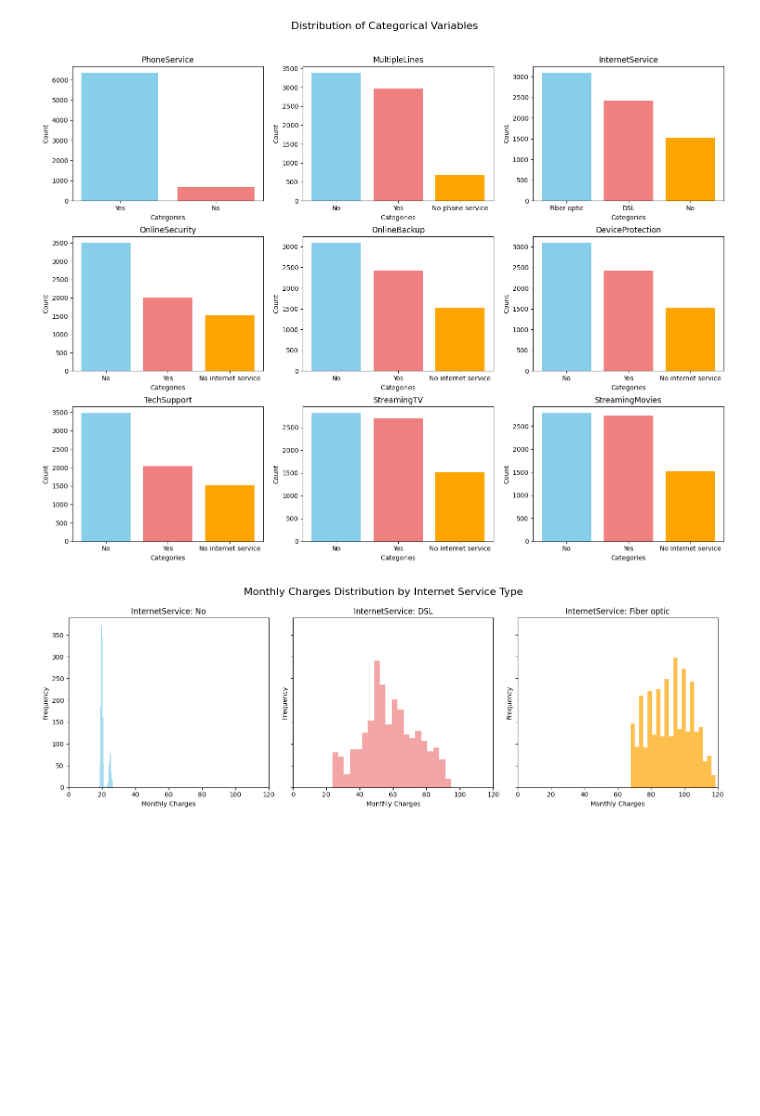
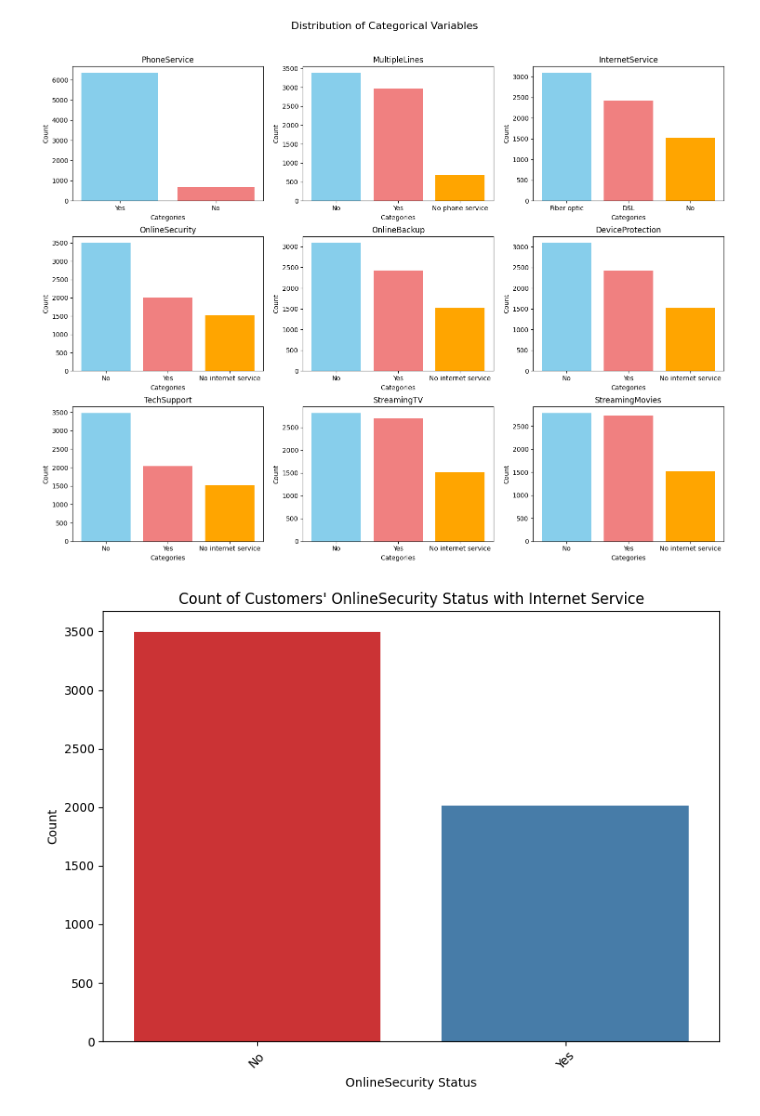
Before and after one commit to emonteiro27/customer_churn, a Jupyter notebook: customer_churn.ipynb, the cells around one changed output. Drawn from its saved outputs; the diff is of its cells as text; code cells hidden in the pictures; blank space fills up the shorter version.

Commit message:
Plotted the distribution of Customers OnlineSecurity status with Internet Service

```diff
--- a/customer_churn.ipynb
+++ b/customer_churn.ipynb
@@ -507,25 +507,18 @@ plt.subplots_adjust(top=0.9)
 plt.show()
 # %% [output]
 [figure]
-# %%
-colors = ['skyblue', 'lightcoral', 'orange']
-
-fig, axes = plt.subplots(nrows=1, ncols=3, figsize=(15, 5), sharey=True)
-fig.suptitle('Monthly Charges Distribution by Internet Service Type', fontsize=16)
-
-axes = axes.flatten()
-
-internet_services = ['No', 'DSL', 'Fiber optic']
-
-for service, ax, color in zip(internet_services, axes, colors):
-    ax.hist(df[df['InternetService'] == service]['MonthlyCharges'], bins=20, color=color, alpha=0.7)
-    ax.set_title(f'InternetService: {service}')
-    ax.set_xlabel('Monthly Charges')
-    ax.set_ylabel('Frequency')
-    ax.set_xlim(0, 120)
-
-plt.tight_layout()
-plt.subplots_adjust(top=0.85)
-plt.show()
-# %% [output]
-[figure, removed]
+# %%
+internet_customers = df[df['InternetService'] != 'No']
+
+plt.figure(figsize=(8, 6))
+sns.countplot(data=internet_customers, x='OnlineSecurity', palette='Set1')
+plt.title("Count of Customers' OnlineSecurity Status with Internet Service")
+plt.xlabel('OnlineSecurity Status')
+plt.ylabel('Count')
+plt.xticks(rotation=45)
+plt.tight_layout()
+
+# Show the plot
+plt.show()
+# %% [output]
+[figure, added]
```
